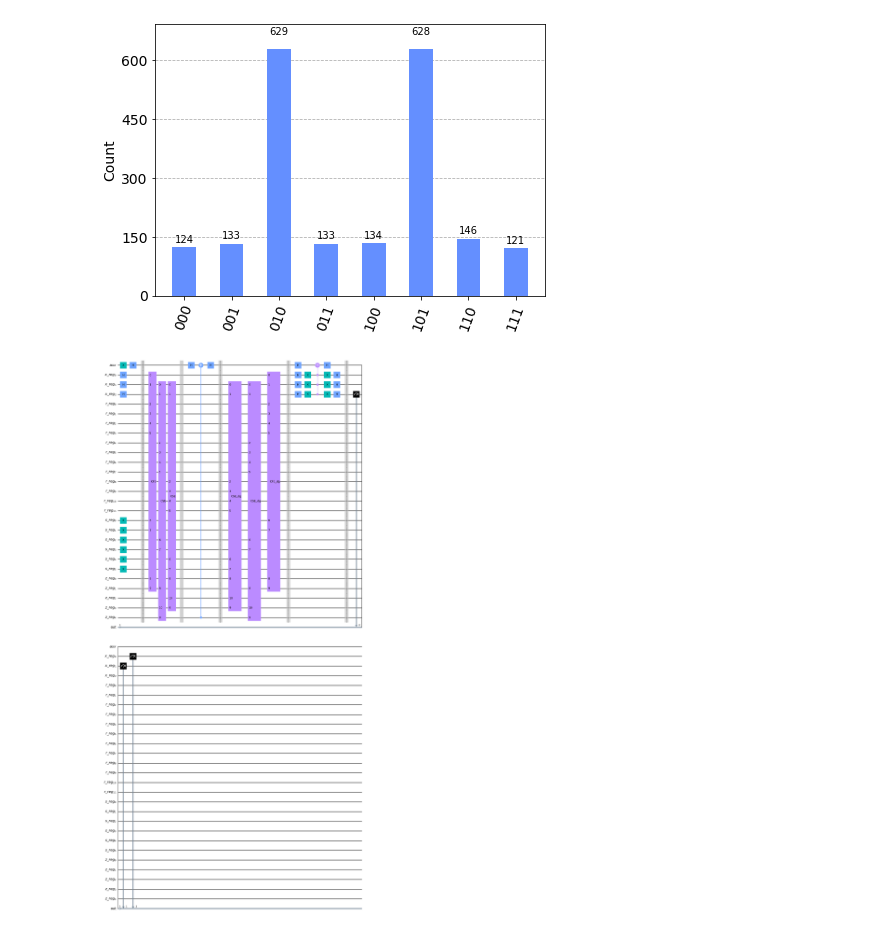
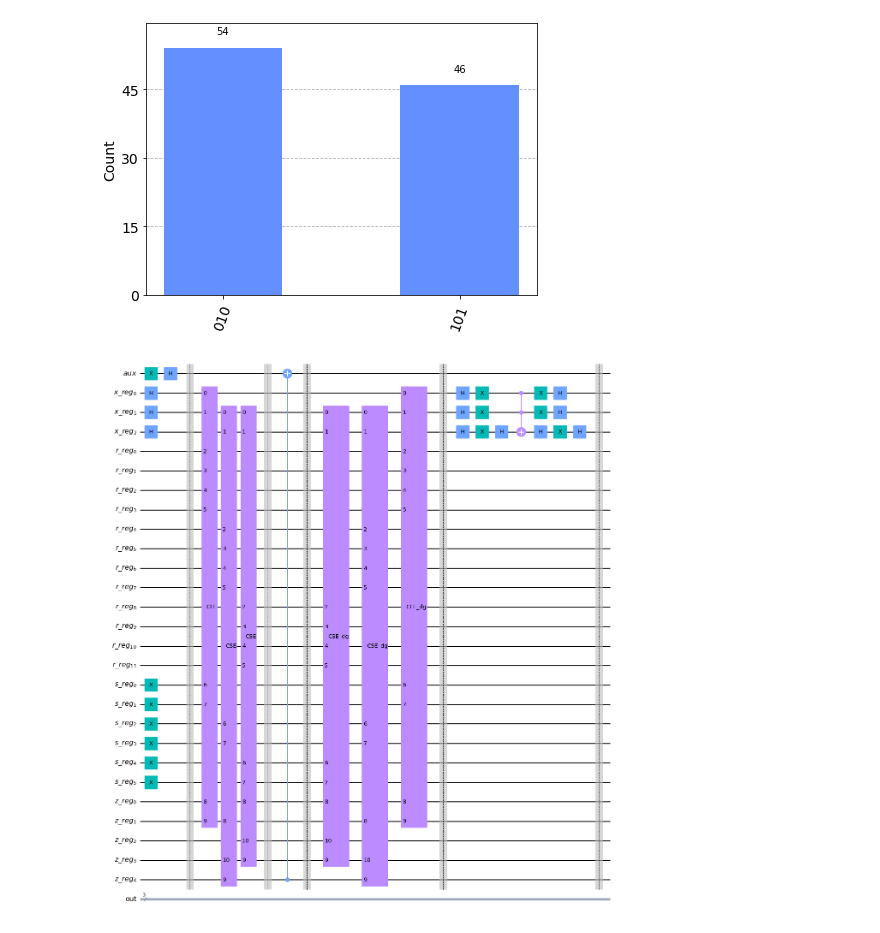
Before and after one commit to renatawong/quantum-maxcut, a Jupyter notebook: quantum_maxcut_algorithm.ipynb, the cells around one changed output. Drawn from its saved outputs; the diff is of its cells as text; code cells hidden in the pictures.

```diff
--- a/quantum_maxcut_algorithm.ipynb
+++ b/quantum_maxcut_algorithm.ipynb
@@ -247,9 +247,9 @@ for run in range(num_runs):
     '''
 
     qc.barrier()
-    qc.h(aux)
+    #qc.h(aux)
     qc.cx(z_reg[len(z_reg)-1], aux)
-    qc.h(aux)
+    #qc.h(aux)
     qc.barrier()
 
 
@@ -262,7 +262,7 @@ for run in range(num_runs):
 
     edge_list = permanent_edge_list.copy()
 
-    for i in range(1, num_edges):
+    for i in reversed(range(1, num_edges)):
 
         index_v1 = edge_list[len(edge_list) - 1][0]
         index_v2 = edge_list[len(edge_list) - 1][1]
@@ -319,9 +319,14 @@ for run in range(num_runs):
         qc.x(qubit)
 
     # apply CZ to aux
-    qc.h(aux)
-    qc.mcx(x_reg, aux)
-    qc.h(aux)
+    qc.h(x_reg[len(x_reg)-1])
+    multiplexer = []
+    for index, qubit in enumerate(x_reg):
+        if index < len(x_reg)-1:
+            multiplexer.append(qubit)
+    qc.mcx(multiplexer, x_reg[len(x_reg)-1])
+    #qc.mcx(x_reg, aux)
+    qc.h(x_reg[len(x_reg)-1])
 
     for qubit in x_reg:
         qc.x(qubit)
@@ -333,37 +338,37 @@ for run in range(num_runs):
 
 
 
 
 '''
 Measurement
 '''
 
 cuts = []
 
 for i in range(len(x_reg)):
     cuts.append(x_reg[i])
 
 # Reverse the order in which the output is shown so that it can be read from left to right.
 cuts.reverse()
 
 
 qc.measure(cuts, readout)
 
 from qiskit import Aer, execute
 from qiskit.visualization import plot_histogram
 from qiskit.providers.aer import QasmSimulator, StatevectorSimulator
 simulator = Aer.get_backend('qasm_simulator')
-result = execute(qc, backend = simulator, shots = 2048).result()
+result = execute(qc, backend = simulator, shots = 100).result()
 counts = result.get_counts()
 
 
 # Uncomment to save the output
 #plot_histogram(counts).savefig('example.svg')
 plot_histogram(counts)
 # %% [output]
-[figure, old version]
+[figure, new version]
 # %%
 # See the produced circuit
 qc.draw('mpl')
 # %% [output]
-[figure, old version]
+[figure, new version]
```
